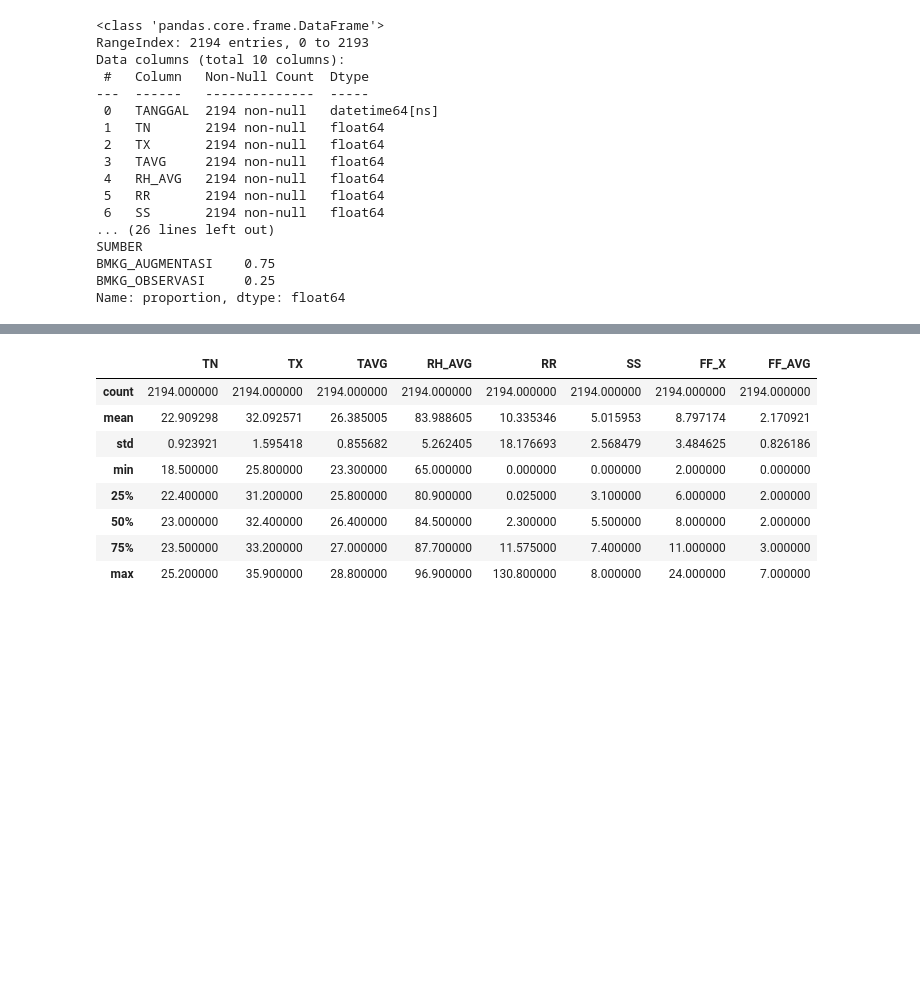
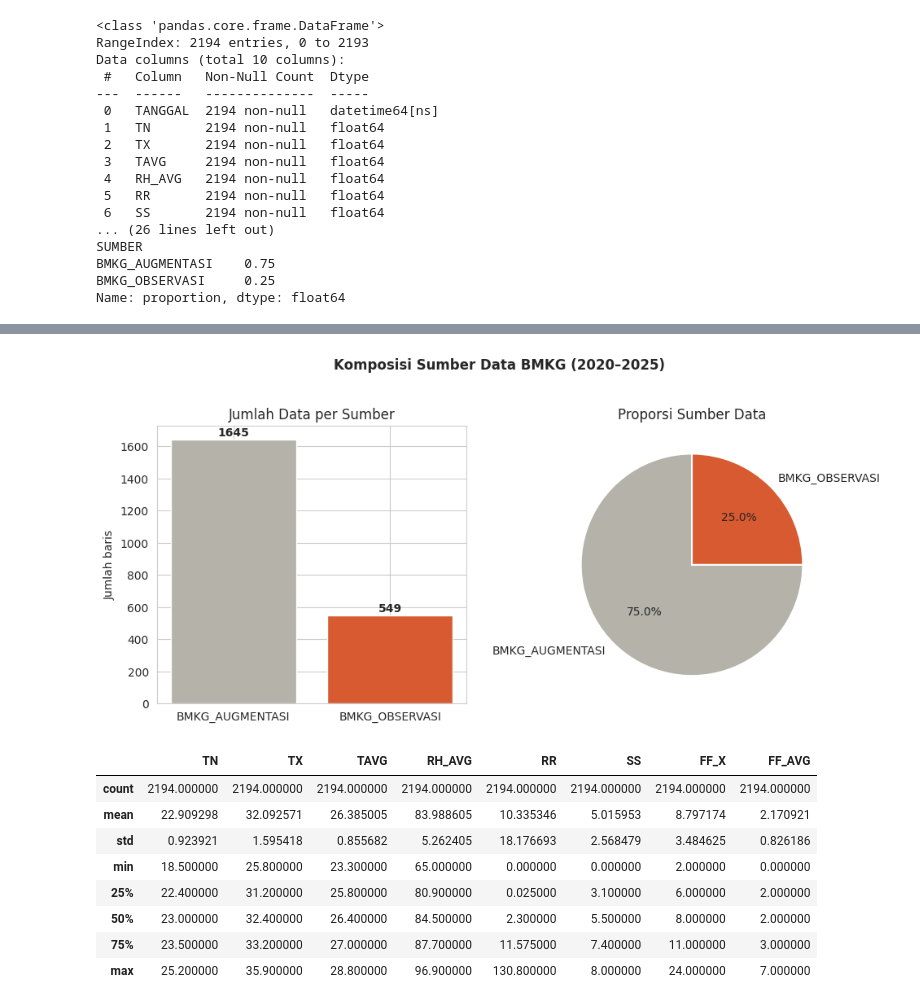
Before and after one commit to erstuu/prediksi-curah-hujan-random-forest, a Jupyter notebook: [1]_02_crisp_dm_prediksi_curah_hujan.ipynb, the cells around one changed output, grey strips where cells are left out. Cells and saved outputs as stored; diff of their text form; code cells hidden in the pictures; blank space fills up the shorter version.

```diff
--- a/[1]_02_crisp_dm_prediksi_curah_hujan.ipynb
+++ b/[1]_02_crisp_dm_prediksi_curah_hujan.ipynb
@@ -88,3 +112,27 @@ Name: proportion, dtype: float64
+# %%
+# Plot 2: Proporsi SUMBER
+counts = df_raw2['SUMBER'].value_counts()
+props = df_raw2['SUMBER'].value_counts(normalize=True).round(3)
+warna = {'BMKG_OBSERVASI': '#D85A30', 'BMKG_AUGMENTASI': '#B4B2A9'}
+
+fig, axes = plt.subplots(1, 2, figsize=(10, 4.5))
+
+axes[0].bar(counts.index, counts.values, color=[warna[i] for i in counts.index])
+axes[0].set_ylabel('Jumlah baris')
+axes[0].set_title('Jumlah Data per Sumber')
+for i, v in enumerate(counts.values):
+    axes[0].text(i, v + 20, str(v), ha='center', fontweight='bold')
+
+axes[1].pie(props.values, labels=props.index, autopct='%1.1f%%',
+            colors=[warna[i] for i in props.index], startangle=90,
+            wedgeprops={'edgecolor': 'white', 'linewidth': 1.5})
+axes[1].set_title('Proporsi Sumber Data')
+
+fig.suptitle('Komposisi Sumber Data BMKG (2020–2025)', fontweight='bold', y=1.03)
+plt.tight_layout()
+plt.show()
+# %% [output]
+[figure, added]
 # %%
 numeric_cols = ['TN', 'TX', 'TAVG', 'RH_AVG', 'RR', 'SS', 'FF_X', 'FF_AVG']
 df_raw2[numeric_cols].describe()
```
Also changed, not shown: parts of 3 cells of this notebook.
